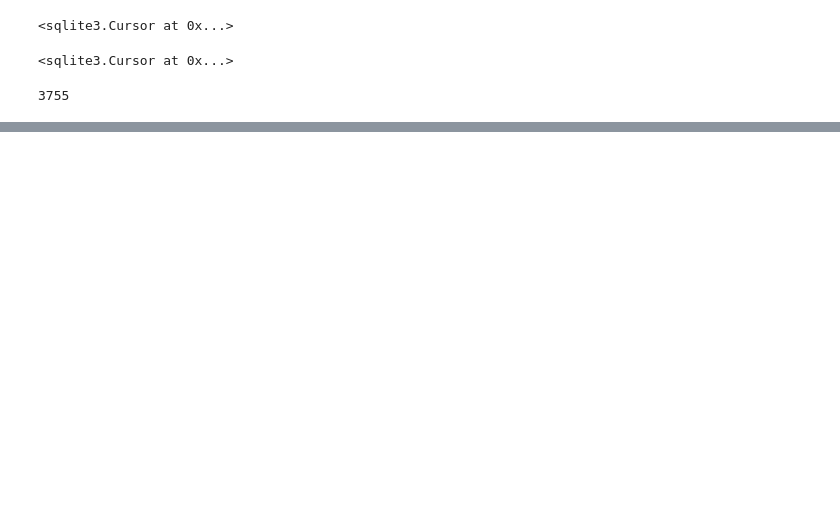
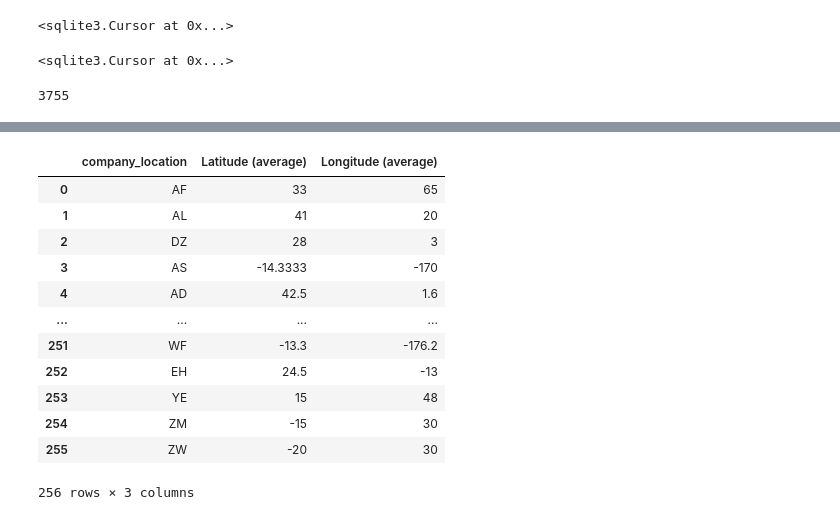
Before and after one commit to StanJohn04/DataScience_Salaries_Dashboard, a Jupyter notebook: database_creation.ipynb, the cells around one changed output, grey strips where cells are left out. Drawn from its saved outputs; the diff is of its cells as text; code cells hidden in the pictures; blank space fills up the shorter version.

Commit message:
country location data

```diff
--- a/database_creation.ipynb
+++ b/database_creation.ipynb
@@ -64,0 +87,4 @@ ProgrammingError: Cannot operate on a closed database.
+# %%
+# grab country_data from our api to merge with coordinate df
+url = "http://127.0.0.1:5000/country_data"
+r = requests.get(url).json()
@@ -64,0 +108,4 @@ ProgrammingError: Cannot operate on a closed database.
+# %%
+#read in csv from https://gist.github.com/tadast/8827699
+coord_df = pd.read_csv(r"C:\Users\Stan\Downloads\countries_codes_and_coordinates.csv")
+coord_df.head()
@@ -64,0 +119,26 @@ ProgrammingError: Cannot operate on a closed database.
+# %%
+coord_df = coord_df[['Alpha-2 code','Latitude (average)', 'Longitude (average)']]
+# %%
+coord_df["Alpha-2 code"] = coord_df["Alpha-2 code"].str.replace('"', '')
+coord_df["Latitude (average)"] = coord_df["Latitude (average)"].str.replace('"', '')
+coord_df["Longitude (average)"] = coord_df["Longitude (average)"].str.replace('"', '')
+coord_df["Alpha-2 code"] = coord_df["Alpha-2 code"].str.replace(' ', '')
+coord_df["Latitude (average)"] = coord_df["Latitude (average)"].str.replace(' ', '')
+coord_df["Longitude (average)"] = coord_df["Longitude (average)"].str.replace(' ', '')
+# %%
+coord_df = coord_df.rename(columns = {"Alpha-2 code":"company_location"})
+coord_df
+# %% [output]
+|  | company_location | Latitude (average) | Longitude (average) |
+| 0 | AF | 33 | 65 |
+| 1 | AL | 41 | 20 |
+| 2 | DZ | 28 | 3 |
+| 3 | AS | -14.3333 | -170 |
+| 4 | AD | 42.5 | 1.6 |
+| ... | ... | ... | ... |
+| 251 | WF | -13.3 | -176.2 |
+| 252 | EH | 24.5 | -13 |
+| 253 | YE | 15 | 48 |
+| 254 | ZM | -15 | 30 |
+| 255 | ZW | -20 | 30 |
+256 rows × 3 columns
```
Also changed, not shown: parts of 16 cells of this notebook, 3 other files.
